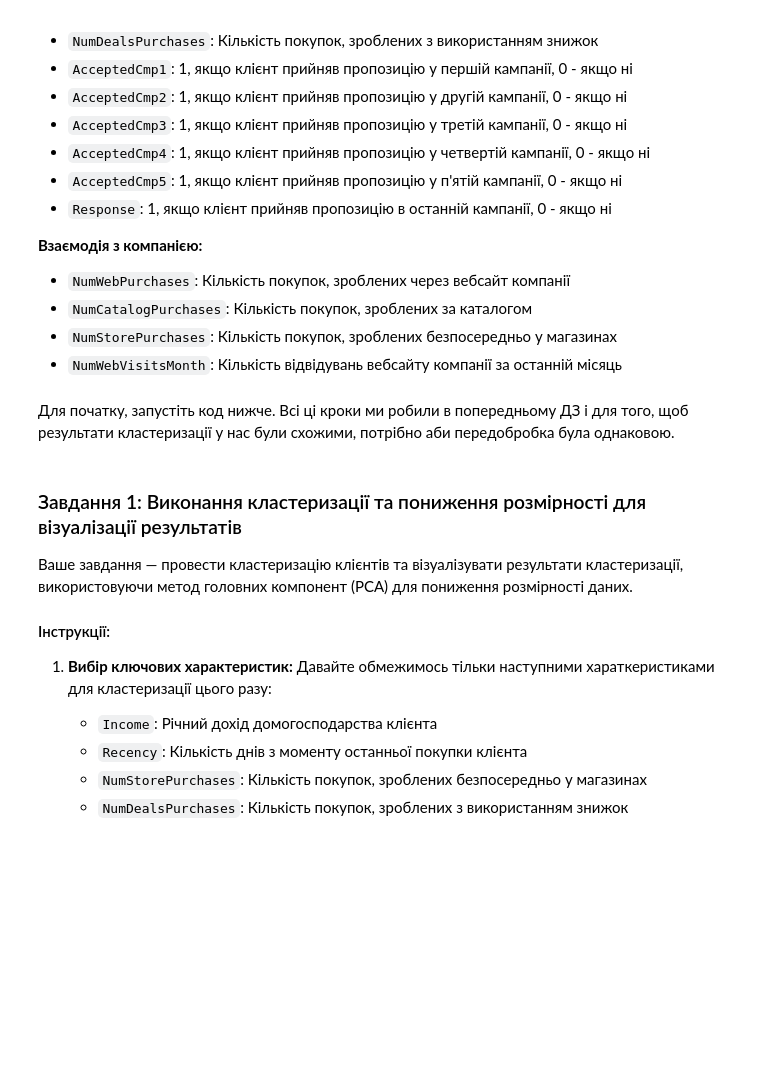
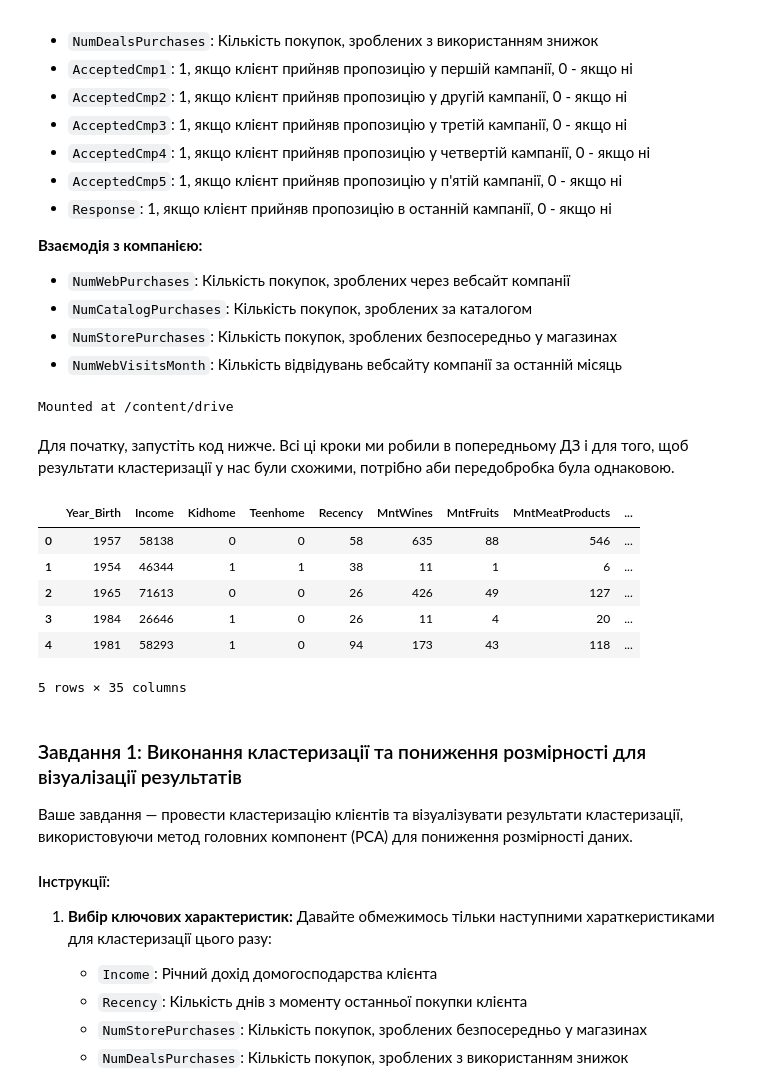
Before and after one commit to sekhahelina/ML_tasks, a Jupyter notebook: Module3/HW_Методи_пониження_розмірності.ipynb, the cells around one changed output. Saved outputs shown, nothing was run; the diff lists cells and outputs as text; code cells hidden in the pictures; blank space fills up the shorter version.

```diff
--- a/Module3/HW_Методи_пониження_розмірності.ipynb
+++ b/Module3/HW_Методи_пониження_розмірності.ipynb
@@ -50,10 +59,15 @@ Customer Personality Analysis - це аналіз різних сегменті
+# %%
+from google.colab import drive
+drive.mount('/content/drive')
+# %% [output]
+Mounted at /content/drive
 # %% [markdown]
 Для початку, запустіть код нижче. Всі ці кроки ми робили в попередньому ДЗ і для того, щоб результати кластеризації у нас були схожими, потрібно аби передобробка була однаковою.
 # %%
 import pandas as pd
 
 # 1. Завантаження даних
-df = pd.read_csv('marketing_campaign.csv', sep='\t')
+df = pd.read_csv('/content/drive/MyDrive/dataframes/marketing_campaign.csv', sep='\t')
 
 # 2. Обробка пропущених значень
 df['Income_not_filled'] = df.Income.isna()
@@ -82,6 +96,16 @@ df = df[df.Income != 666666]
 # 7. Створення фінального набору даних
 X = df.drop(['ID', 'Dt_Customer', 'Education', 'Marital_Status', 'Marital_Status_clean'], axis=1)
 X.reset_index(drop=True, inplace=True)
+# %%
+X.head()
+# %% [output]
+|  | Year_Birth | Income | Kidhome | Teenhome | Recency | MntWines | MntFruits | MntMeatProducts | ... |
+| 0 | 1957 | 58138 | 0 | 0 | 58 | 635 | 88 | 546 | ... |
+| 1 | 1954 | 46344 | 1 | 1 | 38 | 11 | 1 | 6 | ... |
+| 2 | 1965 | 71613 | 0 | 0 | 26 | 426 | 49 | 127 | ... |
+| 3 | 1984 | 26646 | 1 | 0 | 26 | 11 | 4 | 20 | ... |
+| 4 | 1981 | 58293 | 1 | 0 | 94 | 173 | 43 | 118 | ... |
+5 rows × 35 columns
 # %% [markdown]
 ### Завдання 1: Виконання кластеризації та пониження розмірності для візуалізації результатів
 
```
Also changed, not shown: parts of 12 cells of this notebook.
